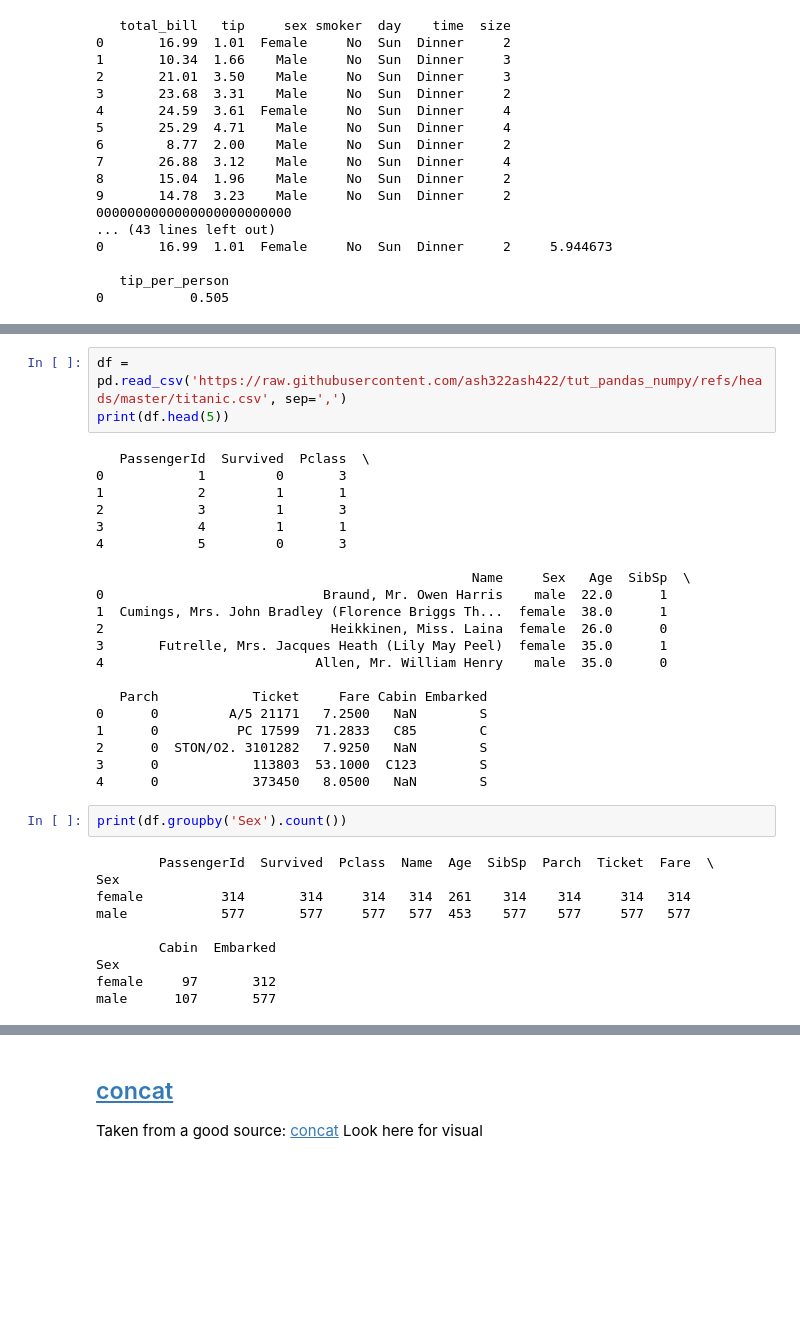
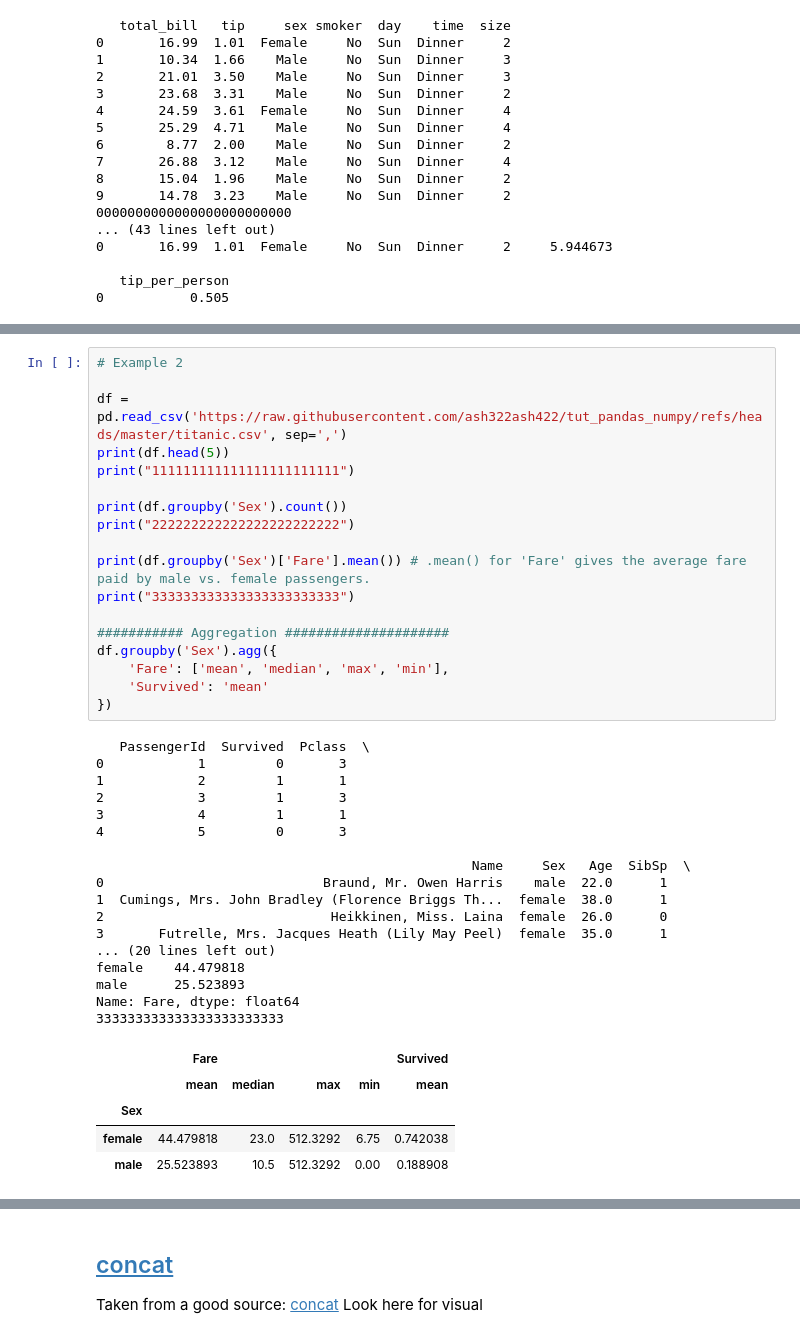
Before and after one commit to ash322ash422/tut_pandas_numpy, a Jupyter notebook: tut_pandas_2_2_filter_groupbyAggregation_concatMergeJoin.ipynb, the cells around one changed output, grey strips where cells are left out. Drawn from its saved outputs; the diff is of its cells as text; blank space fills up the shorter version.

```diff
--- a/tut_pandas_2_2_filter_groupby_concatMergeJoin.ipynb
+++ b/tut_pandas_2_2_filter_groupbyAggregation_concatMergeJoin.ipynb
@@ -220,37 +221,42 @@ Original Data:
 # %%
+# Example 2
+
 df = pd.read_csv('https://raw.githubusercontent.com/ash322ash422/tut_pandas_numpy/refs/heads/master/titanic.csv', sep=',')
 print(df.head(5))
+print("111111111111111111111111")
+
+print(df.groupby('Sex').count())
+print("222222222222222222222222")
+
+print(df.groupby('Sex')['Fare'].mean()) # .mean() for 'Fare' gives the average fare paid by male vs. female passengers.
+print("333333333333333333333333")
+
+########### Aggregation #####################
+df.groupby('Sex').agg({
+    'Fare': ['mean', 'median', 'max', 'min'],
+    'Survived': 'mean'
+})
 # %% [output]
    PassengerId  Survived  Pclass  \
 0            1         0       3
 1            2         1       1
 2            3         1       3
 3            4         1       1
 4            5         0       3
 
                                                 Name     Sex   Age  SibSp  \
 0                            Braund, Mr. Owen Harris    male  22.0      1
 1  Cumings, Mrs. John Bradley (Florence Briggs Th...  female  38.0      1
 2                             Heikkinen, Miss. Laina  female  26.0      0
 3       Futrelle, Mrs. Jacques Heath (Lily May Peel)  female  35.0      1
-4                           Allen, Mr. William Henry    male  35.0      0
-
-   Parch            Ticket     Fare Cabin Embarked
-0      0         A/5 21171   7.2500   NaN        S
-1      0          PC 17599  71.2833   C85        C
-2      0  STON/O2. 3101282   7.9250   NaN        S
-3      0            113803  53.1000  C123        S
-4      0            373450   8.0500   NaN        S
+... (20 lines left out)
+female    44.479818
+male      25.523893
+Name: Fare, dtype: float64
+333333333333333333333333
+|  | Fare |  |  |  | Survived |
+|  | mean | median | max | min | mean |
+| Sex |  |  |  |  |  |
+| female | 44.479818 | 23.0 | 512.3292 | 6.75 | 0.742038 |
+| male | 25.523893 | 10.5 | 512.3292 | 0.00 | 0.188908 |
-# %%
-print(df.groupby('Sex').count())
-# %% [output]
-        PassengerId  Survived  Pclass  Name  Age  SibSp  Parch  Ticket  Fare  \
-Sex
-female          314       314     314   314  261    314    314     314   314
-male            577       577     577   577  453    577    577     577   577
-
-        Cabin  Embarked
-Sex
-female     97       312
-male      107       577
 # %%
```
Also changed, not shown: parts of 4 cells of this notebook.
